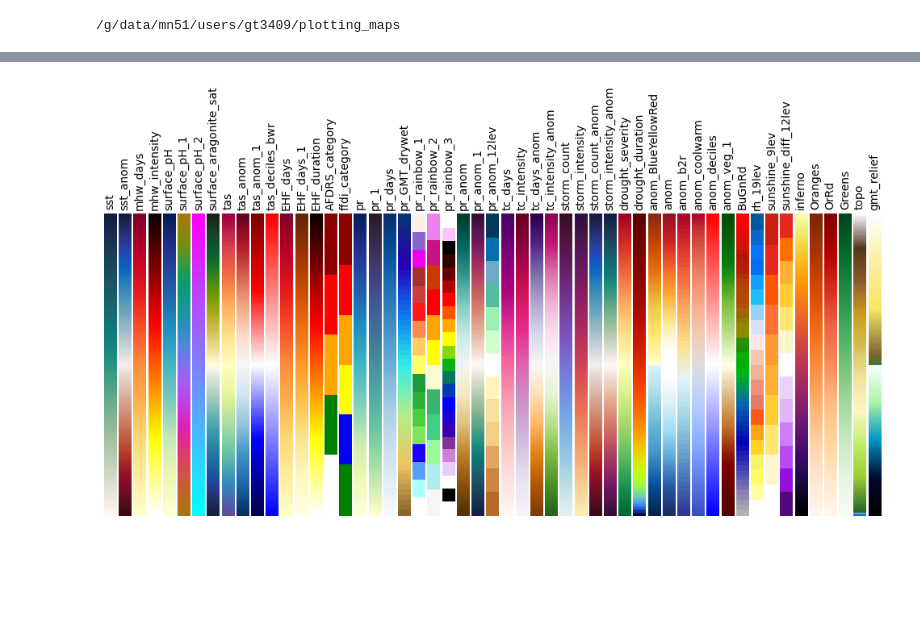
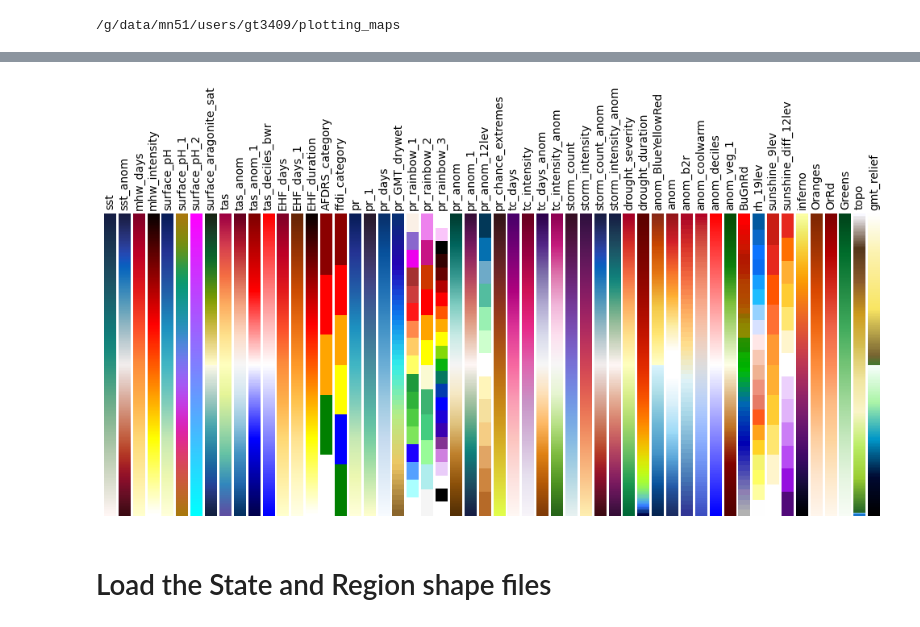
Before and after one commit to AusClimateService/plotting_maps, a Jupyter notebook: aus_map_shape.ipynb, the cells around one changed output, grey strips where cells are left out. Saved outputs shown, nothing was run; the diff lists cells and outputs as text; code cells hidden in the pictures; blank space fills up the shorter version.

```diff
--- a/aus_map_shape.ipynb
+++ b/aus_map_shape.ipynb
@@ -75,6 +58,5 @@ logo = image.imread("ACS_Logo_Blue_on_white_Stacked.png")
 # %%
-# These are a dictionary of suggested colormaps
-# see here: https://www.ncl.ucar.edu/Document/Graphics/color_table_gallery.shtml
+# This are a dictionary of suggested colormaps matched with possible variables to plot.  This includes color maps for total amount and for anomalies
 
 cmap_dict = {"sst":cmaps.cmocean_tempo,
              "sst_anom": cmaps.cmocean_balance_r,
@@ -106,6 +88,7 @@ cmap_dict = {"sst":cmaps.cmocean_tempo,
              "pr_anom":cm.BrBG,
              "pr_anom_1":cmaps.cmocean_curl,
              "pr_anom_12lev":cmaps.precip_diff_12lev,
+             "pr_chance_extremes": cmaps.cmocean_solar_r,
 
              "tc_days": cm.RdPu,
              "tc_intensity":cm.PuRd,
@@ -113,47 +96,47 @@ cmap_dict = {"sst":cmaps.cmocean_tempo,
              "tc_intensity_anom":cm.PiYG_r,
 
              "storm_count":cmaps.cmocean_dense,
              "storm_intensity":cmaps.cmocean_matter,
              "storm_count_anom":cmaps.cmocean_balance_r,
              "storm_intensity_anom": cmaps.cmocean_curl_r,
 
              "drought_severity": cm.RdYlGn_r,
              "drought_duration":cmaps.hotres,
 
              "anom_BlueYellowRed":cmaps.BlueYellowRed,
              "anom":cmaps.BlueWhiteOrangeRed,
              "anom_b2r":cmaps.cmp_b2r,
              "anom_coolwarm":cmaps.MPL_coolwarm,
              "anom_deciles":cm.bwr,
              "anom_veg_1":cmaps.NEO_div_vegetation_a,
 
              "BuGnRd":cmaps.temp1,
 
              "rh_19lev": cmaps.rh_19lev,
              "sunshine_9lev":cmaps.sunshine_9lev,
              "sunshine_diff_12lev":cmaps.sunshine_diff_12lev,
              "inferno":cm.inferno,
              "Oranges":cm.Oranges,
              "OrRd":cm.OrRd,
              "Greens": cm.Greens,
 
              "topo":cmaps.OceanLakeLandSnow,
              "gmt_relief":cmaps.GMT_relief,
             }
+
+# show the colormaps in this dictionary
+rc('text', usetex=False)
+a=outer(arange(0,1,0.01),ones(10))
+figure(figsize=(10,5))
+subplots_adjust(top=0.8,bottom=0.05,left=0.01,right=0.99)
+maps=[m for m in cmap_dict]
+l=len(maps)+1
+for i, m in enumerate(maps):
+    subplot(1,l,i+1)
+    axis("off")
+    imshow(a,aspect='auto',cmap=cmap_dict[m],origin="lower")
+    title(m,rotation=90,fontsize=10)
+savefig("colormaps_aus_maps.png",dpi=100,facecolor='gray')
+# %% [output]
+[figure, added]
-# %%
-# show the colormaps in this dictionary
-rc('text', usetex=False)
-a=outer(arange(0,1,0.01),ones(10))
-figure(figsize=(10,5))
-subplots_adjust(top=0.8,bottom=0.05,left=0.01,right=0.99)
-maps=[m for m in cmap_dict]
-l=len(maps)+1
-for i, m in enumerate(maps):
-    subplot(1,l,i+1)
-    axis("off")
-    imshow(a,aspect='auto',cmap=cmap_dict[m],origin="lower")
-    title(m,rotation=90,fontsize=10)
-savefig("colormaps_aus_maps.png",dpi=100,facecolor='gray')
-# %% [output]
-[figure, removed]
 # %%
@@ -179,3 +162,5 @@ tick_dict = {"pr_annual":  [0, 50, 100, 200, 300, 400, 600, 1000, 1500, 2000, 30
              "percent": np.arange(0,101,10),
 
             }
+# %% [markdown]
+# Load the State and Region shape files
```
Also changed, not shown: parts of 44 cells of this notebook, 34 other files.
